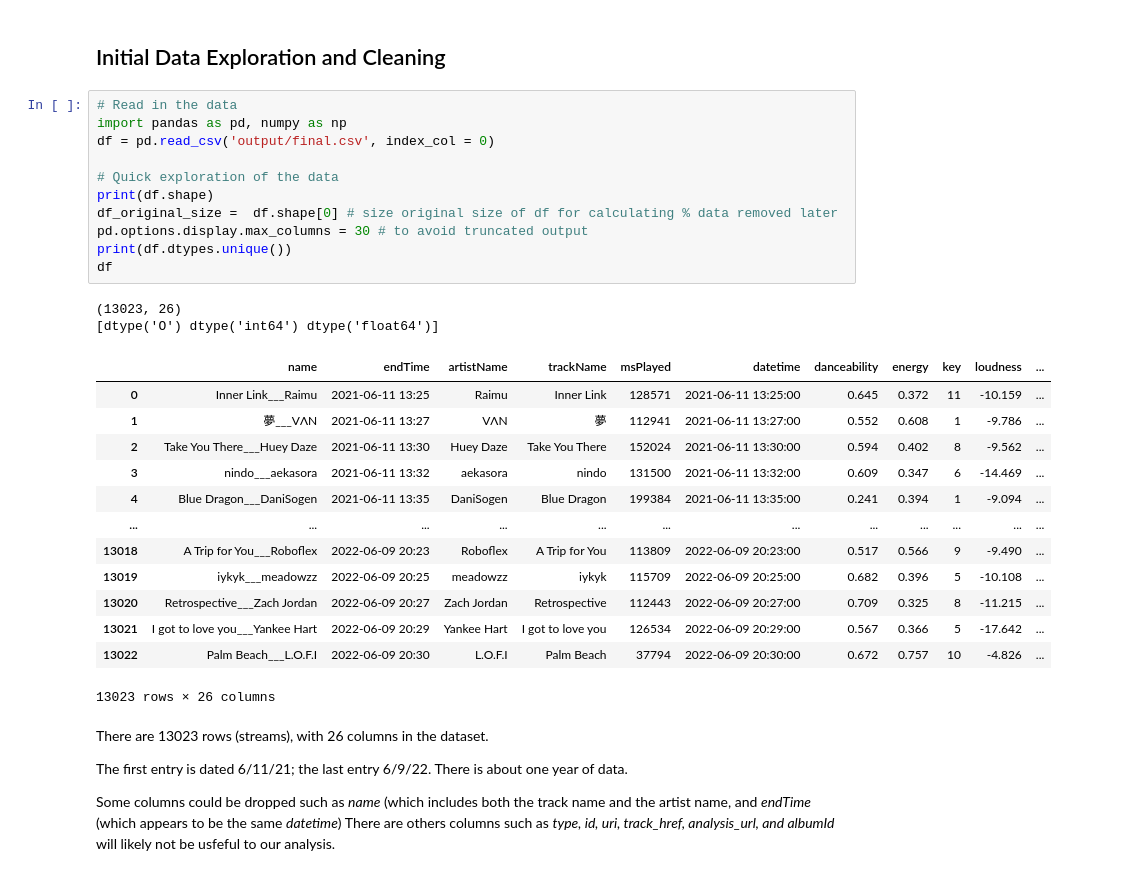
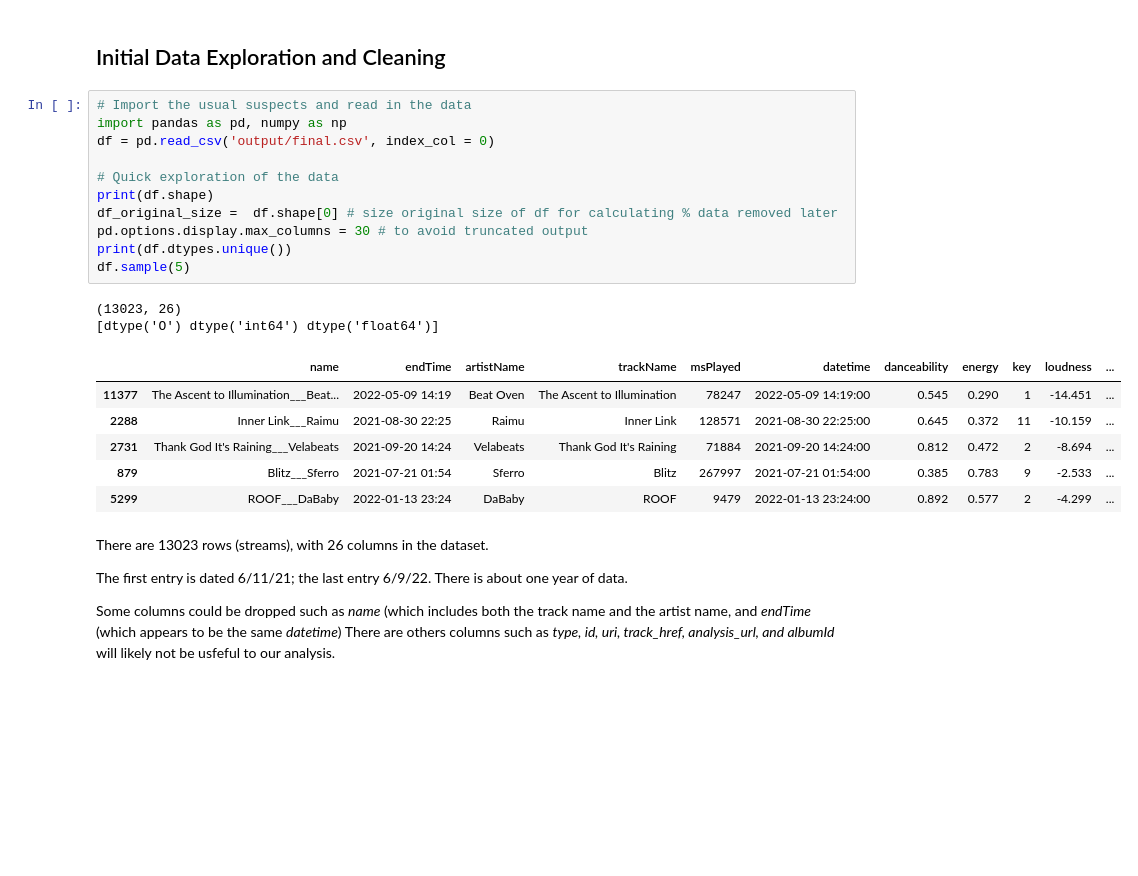
Before and after one commit to clmangham/spotify_streaming, a Jupyter notebook: streaming_analysis.ipynb, the cells around one changed output. Drawn from its saved outputs; the diff is of its cells as text; blank space fills up the shorter version.

```diff
--- a/streaming_analysis.ipynb
+++ b/streaming_analysis.ipynb
@@ -25,32 +21,25 @@ For more details, please refer to the the full analysis below.
 # %% [markdown]
 ## Initial Data Exploration and Cleaning
 # %%
-# Read in the data
+# Import the usual suspects and read in the data
 import pandas as pd, numpy as np
 df = pd.read_csv('output/final.csv', index_col = 0)
 
 # Quick exploration of the data
 print(df.shape)
 df_original_size =  df.shape[0] # size original size of df for calculating % data removed later
 pd.options.display.max_columns = 30 # to avoid truncated output
 print(df.dtypes.unique())
-df
+df.sample(5)
 # %% [output]
 (13023, 26)
 [dtype('O') dtype('int64') dtype('float64')]
 |  | name | endTime | artistName | trackName | msPlayed | datetime | danceability | energy | key | loudness | ... |
-| 0 | Inner Link___Raimu | 2021-06-11 13:25 | Raimu | Inner Link | 128571 | 2021-06-11 13:25:00 | 0.645 | 0.372 | 11 | -10.159 | ... |
-| 1 | 夢___VΛN | 2021-06-11 13:27 | VΛN | 夢 | 112941 | 2021-06-11 13:27:00 | 0.552 | 0.608 | 1 | -9.786 | ... |
-| 2 | Take You There___Huey Daze | 2021-06-11 13:30 | Huey Daze | Take You There | 152024 | 2021-06-11 13:30:00 | 0.594 | 0.402 | 8 | -9.562 | ... |
-| 3 | nindo___aekasora | 2021-06-11 13:32 | aekasora | nindo | 131500 | 2021-06-11 13:32:00 | 0.609 | 0.347 | 6 | -14.469 | ... |
-| 4 | Blue Dragon___DaniSogen | 2021-06-11 13:35 | DaniSogen | Blue Dragon | 199384 | 2021-06-11 13:35:00 | 0.241 | 0.394 | 1 | -9.094 | ... |
-| ... | ... | ... | ... | ... | ... | ... | ... | ... | ... | ... | ... |
-| 13018 | A Trip for You___Roboflex | 2022-06-09 20:23 | Roboflex | A Trip for You | 113809 | 2022-06-09 20:23:00 | 0.517 | 0.566 | 9 | -9.490 | ... |
-| 13019 | iykyk___meadowzz | 2022-06-09 20:25 | meadowzz | iykyk | 115709 | 2022-06-09 20:25:00 | 0.682 | 0.396 | 5 | -10.108 | ... |
-| 13020 | Retrospective___Zach Jordan | 2022-06-09 20:27 | Zach Jordan | Retrospective | 112443 | 2022-06-09 20:27:00 | 0.709 | 0.325 | 8 | -11.215 | ... |
-| 13021 | I got to love you___Yankee Hart | 2022-06-09 20:29 | Yankee Hart | I got to love you | 126534 | 2022-06-09 20:29:00 | 0.567 | 0.366 | 5 | -17.642 | ... |
-| 13022 | Palm Beach___L.O.F.I | 2022-06-09 20:30 | L.O.F.I | Palm Beach | 37794 | 2022-06-09 20:30:00 | 0.672 | 0.757 | 10 | -4.826 | ... |
+| 11377 | The Ascent to Illumination___Beat... | 2022-05-09 14:19 | Beat Oven | The Ascent to Illumination | 78247 | 2022-05-09 14:19:00 | 0.545 | 0.290 | 1 | -14.451 | ... |
+| 2288 | Inner Link___Raimu | 2021-08-30 22:25 | Raimu | Inner Link | 128571 | 2021-08-30 22:25:00 | 0.645 | 0.372 | 11 | -10.159 | ... |
+| 2731 | Thank God It's Raining___Velabeats | 2021-09-20 14:24 | Velabeats | Thank God It's Raining | 71884 | 2021-09-20 14:24:00 | 0.812 | 0.472 | 2 | -8.694 | ... |
+| 879 | Blitz___Sferro | 2021-07-21 01:54 | Sferro | Blitz | 267997 | 2021-07-21 01:54:00 | 0.385 | 0.783 | 9 | -2.533 | ... |
+| 5299 | ROOF___DaBaby | 2022-01-13 23:24 | DaBaby | ROOF | 9479 | 2022-01-13 23:24:00 | 0.892 | 0.577 | 2 | -4.299 | ... |
-13023 rows × 26 columns
 # %% [markdown]
 There are 13023 rows (streams), with 26 columns in the dataset.
 
```
Also changed, not shown: parts of 32 cells of this notebook.
